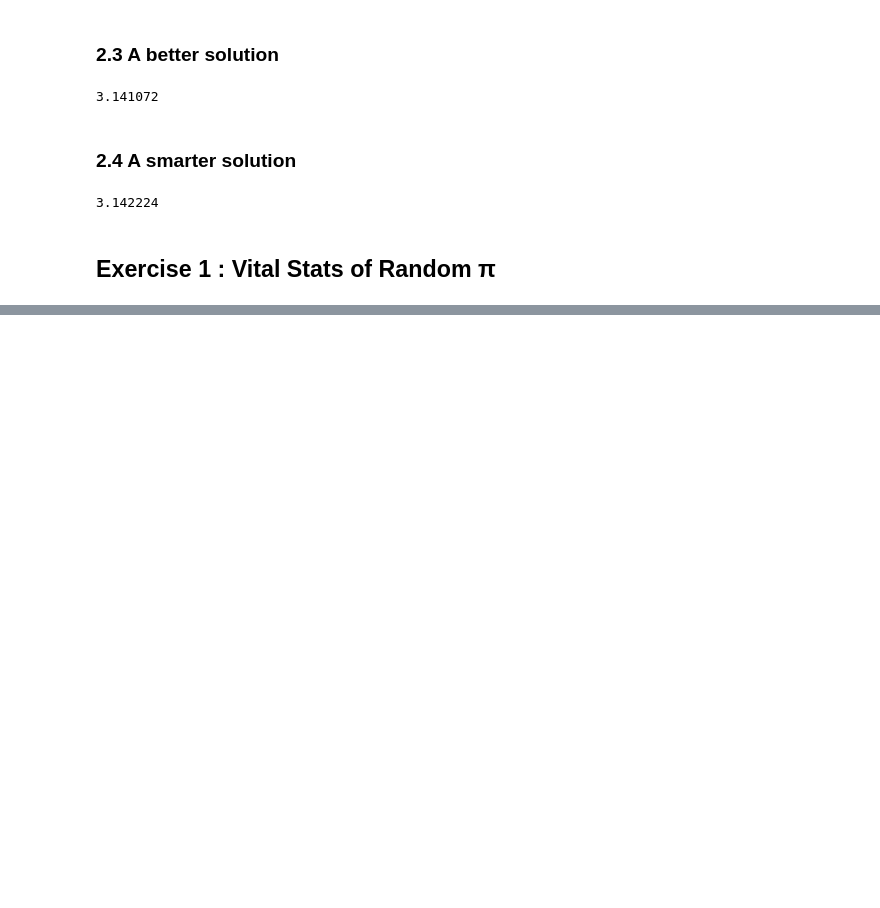
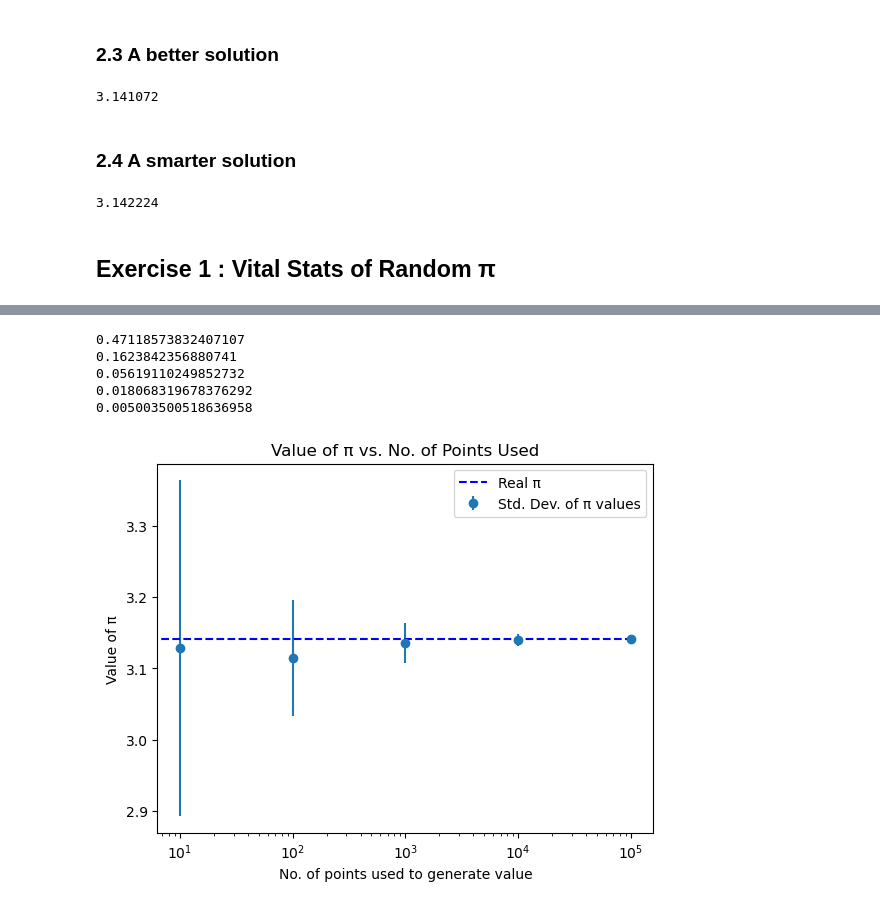
Before and after one commit to SPS-SP2273/learning-portfolio-yfongsin, a Jupyter notebook: random numbers/random_numbers_(good).ipynb, the cells around one changed output, grey strips where cells are left out. Saved outputs shown, nothing was run; the diff lists cells and outputs as text; code cells hidden in the pictures; blank space fills up the shorter version.

```diff
--- a/random numbers/random_numbers_(good).ipynb
+++ b/random numbers/random_numbers_(good).ipynb
@@ -266,0 +231,30 @@ Object ` plt.ticks` not found.
+# %%
+plt.style.use('default')
+means = []
+standard_deviations = []
+for i in range(1,6):
+    pi_list = [estimate_pi(10**i) for _ in range(repeats)]
+    mean = sum(pi_list)/repeats
+    means.append(mean)
+    standard_deviation = np.sqrt(sum((pi_list - mean)**2)/repeats)
+    print(standard_deviation)
+    standard_deviations.append(standard_deviation)
+
+yerror = np.array(standard_deviations) /2
+x = [10**1, 10**2, 10**3, 10**4, 10**5]
+
+plt.errorbar(x, means, yerr= yerror, fmt='o', label='Std. Dev. of π values')
+plt.xscale('log')
+plt.hlines(np.pi, 0, 10**5, color = 'blue', linestyle = 'dashed', label = 'Real π')
+plt.legend(loc='upper right')
+plt.title('Value of π vs. No. of Points Used')
+plt.ylabel('Value of π')
+plt.xlabel('No. of points used to generate value')
+plt.show()
+# %% [output]
+0.47118573832407107
+0.1623842356880741
+0.05619110249852732
+0.018068319678376292
+0.005003500518636958
+[figure, added]
```
Also changed, not shown: parts of 27 cells of this notebook.
